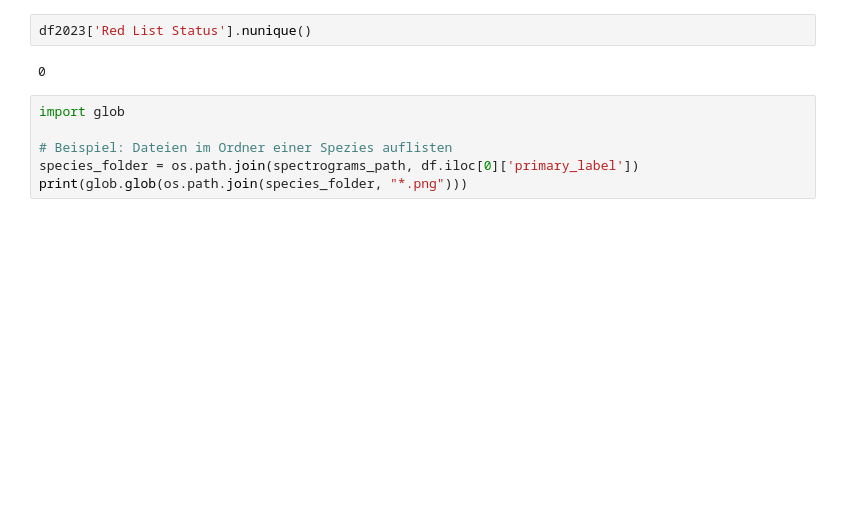
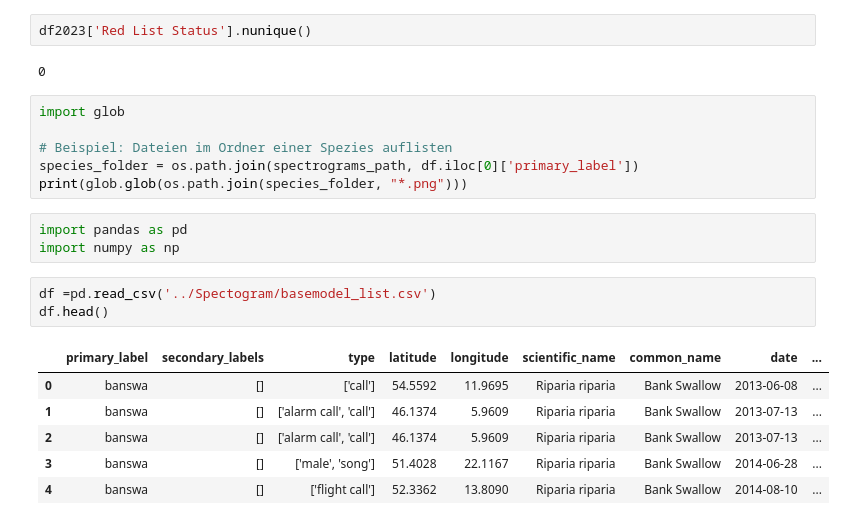
Before and after one commit to Kenny101-dot/Ornistone-Project, a Jupyter notebook: Spectogram/Modelling_datasets2.ipynb, the cells around one changed output. Drawn from its saved outputs; the diff is of its cells as text; blank space fills up the shorter version.

```diff
--- a/Spectogram/Modelling_datasets2.ipynb
+++ b/Spectogram/Modelling_datasets2.ipynb
@@ -65,3 +65,16 @@ import glob
 # Beispiel: Dateien im Ordner einer Spezies auflisten
 species_folder = os.path.join(spectrograms_path, df.iloc[0]['primary_label'])
 print(glob.glob(os.path.join(species_folder, "*.png")))
+# %%
+import pandas as pd
+import numpy as np
+# %%
+df =pd.read_csv('../Spectogram/basemodel_list.csv')
+df.head()
+# %% [output]
+|  | primary_label | secondary_labels | type | latitude | longitude | scientific_name | common_name | date | ... |
+| 0 | banswa | [] | ['call'] | 54.5592 | 11.9695 | Riparia riparia | Bank Swallow | 2013-06-08 | ... |
+| 1 | banswa | [] | ['alarm call', 'call'] | 46.1374 | 5.9609 | Riparia riparia | Bank Swallow | 2013-07-13 | ... |
+| 2 | banswa | [] | ['alarm call', 'call'] | 46.1374 | 5.9609 | Riparia riparia | Bank Swallow | 2013-07-13 | ... |
+| 3 | banswa | [] | ['male', 'song'] | 51.4028 | 22.1167 | Riparia riparia | Bank Swallow | 2014-06-28 | ... |
+| 4 | banswa | [] | ['flight call'] | 52.3362 | 13.8090 | Riparia riparia | Bank Swallow | 2014-08-10 | ... |
```
Also changed, not shown: parts of 1 cell of this notebook, 4 other files.
